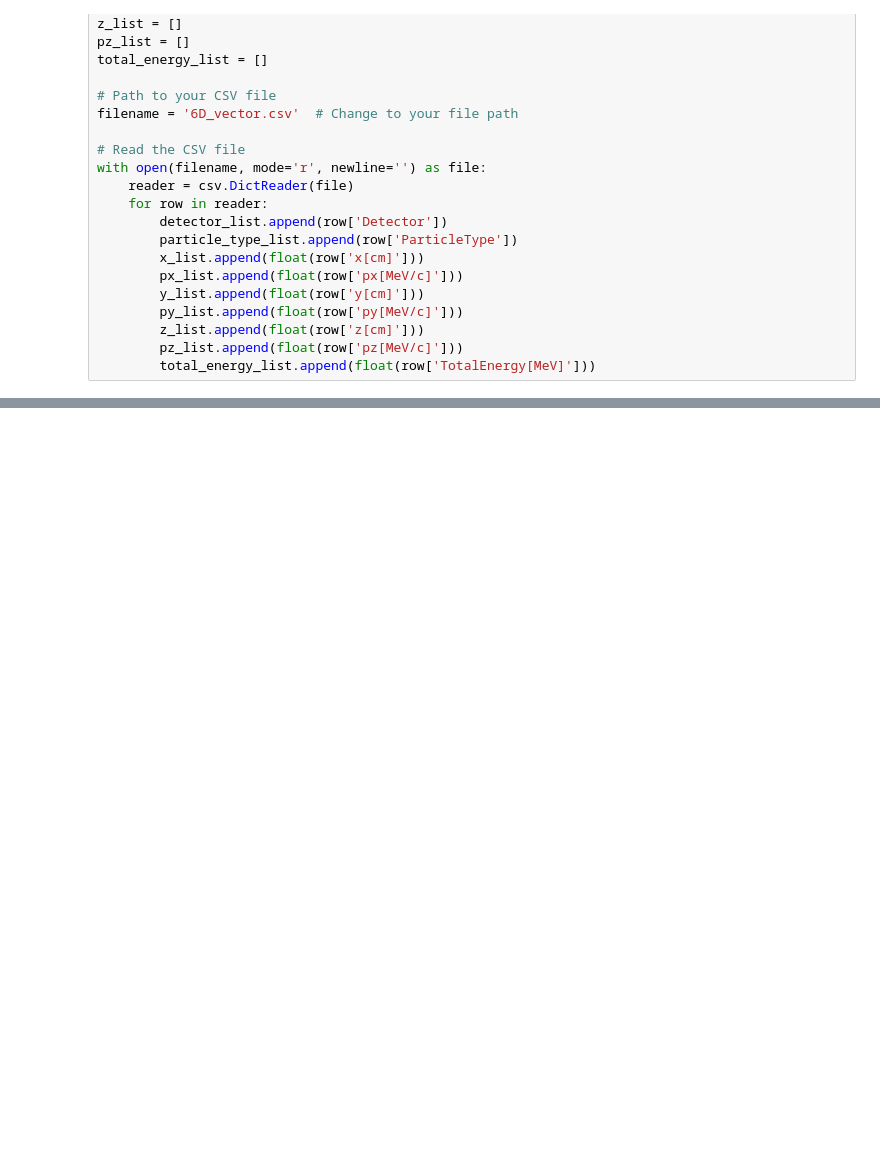
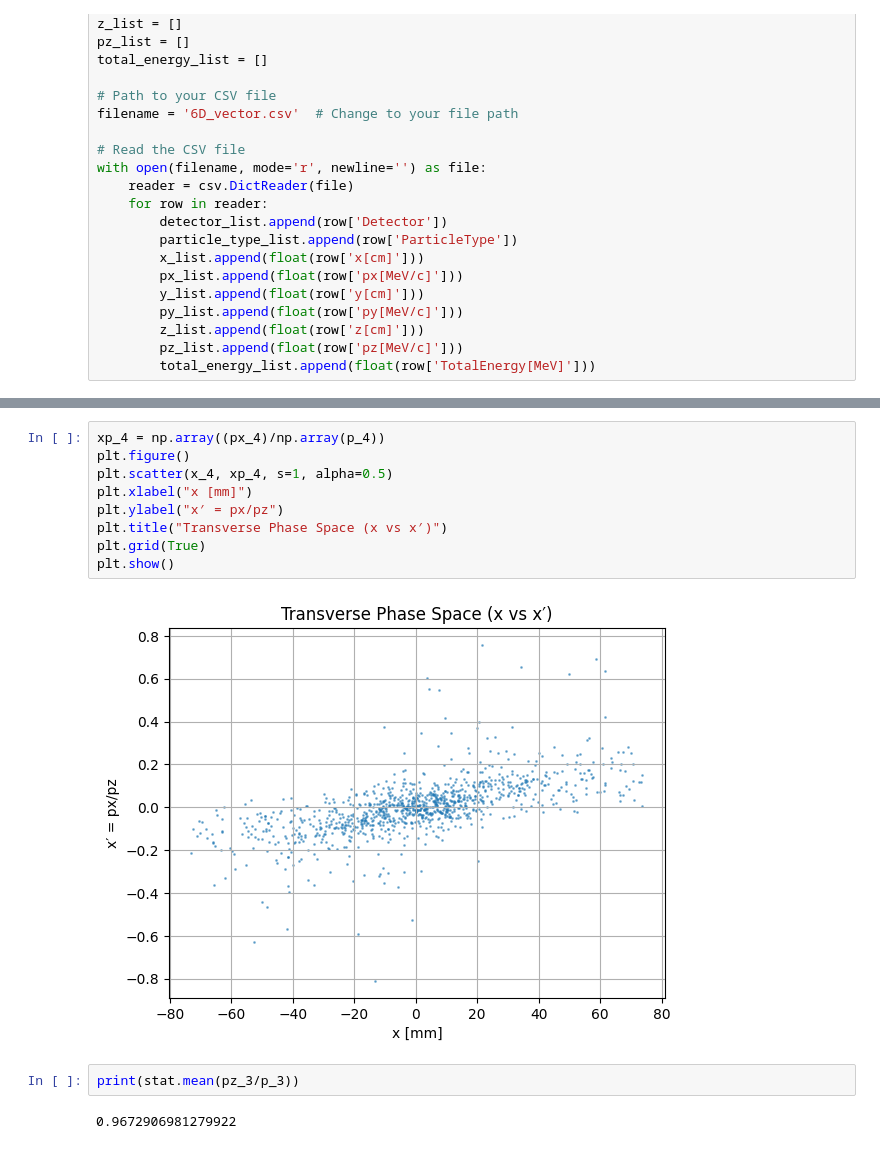
Before and after one commit to prateekraouw/Geant4_new_geo, a Jupyter notebook: build/plot.ipynb, the cells around one changed output, grey strips where cells are left out. Cells and saved outputs as stored; diff of their text form; blank space fills up the shorter version.

```diff
--- a/build/plot.ipynb
+++ b/build/plot.ipynb
@@ -434,0 +439,15 @@ plt.show()
+# %%
+xp_4 = np.array((px_4)/np.array(p_4))
+plt.figure()
+plt.scatter(x_4, xp_4, s=1, alpha=0.5)
+plt.xlabel("x [mm]")
+plt.ylabel("x′ = px/pz")
+plt.title("Transverse Phase Space (x vs x′)")
+plt.grid(True)
+plt.show()
+# %% [output]
+[figure, added]
+# %%
+print(stat.mean(pz_3/p_3))
+# %% [output]
+0.9672906981279922
```
Also changed, not shown: parts of 36 cells of this notebook, 49 other files.
